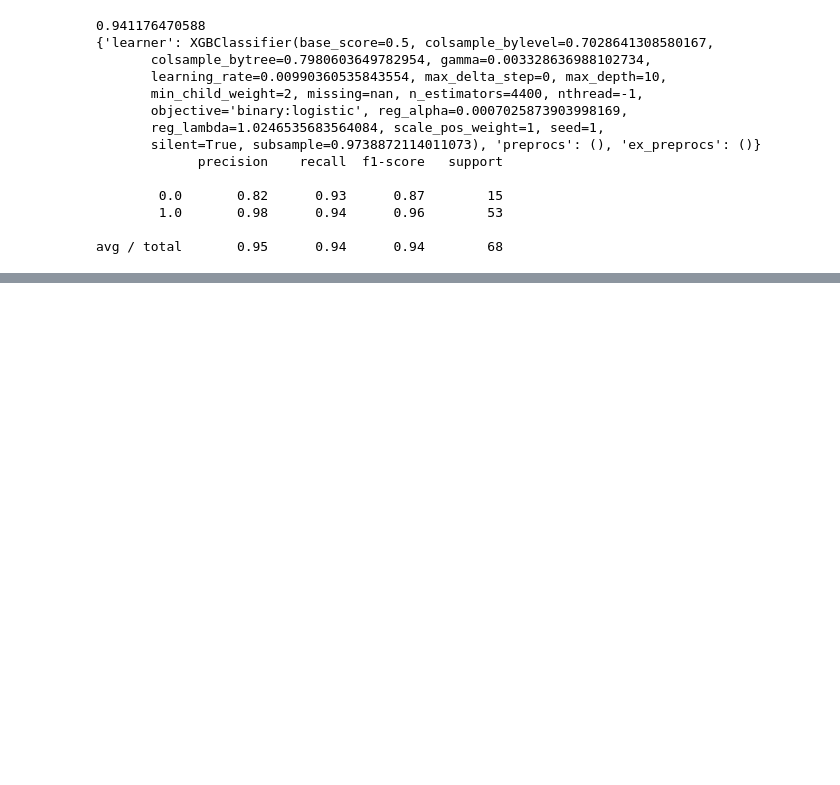
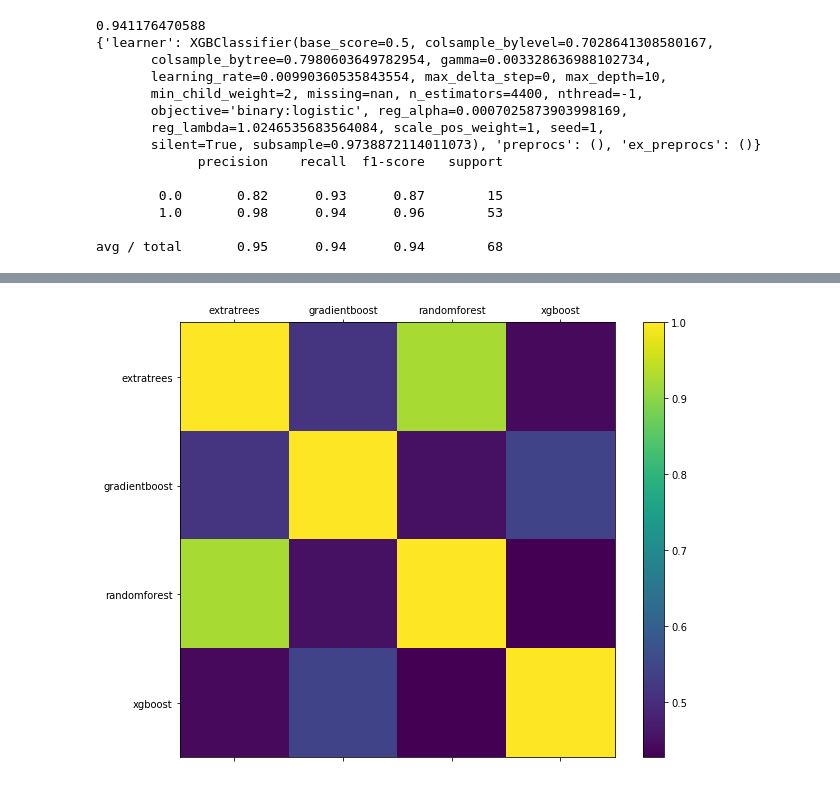
Before and after one commit to mwhitesi/pangamr, a Jupyter notebook: jupyter/pangenome_hyperopt.ipynb, the cells around one changed output, grey strips where cells are left out. Drawn from its saved outputs; the diff is of its cells as text; code cells hidden in the pictures; blank space fills up the shorter version.

```diff
--- a/jupyter/pangenome_hyperopt.ipynb
+++ b/jupyter/pangenome_hyperopt.ipynb
@@ -141,0 +157,8 @@ avg / total       0.95      0.94      0.94        68
+# %%
+# Correlation between classifiers
+importances = pd.DataFrame({'randomforest': rfcb.feature_importances_, 'extratrees': etcb.feature_importances_, 'gradientboost': gbcb.feature_importances_, 'xgboost': xbcb.feature_importances_},
+            index=locus_list)
+# %%
+classify.corrplot(importances)
+# %% [output]
+[figure, added]
```
Also changed, not shown: parts of 15 cells of this notebook, 1 other file.
